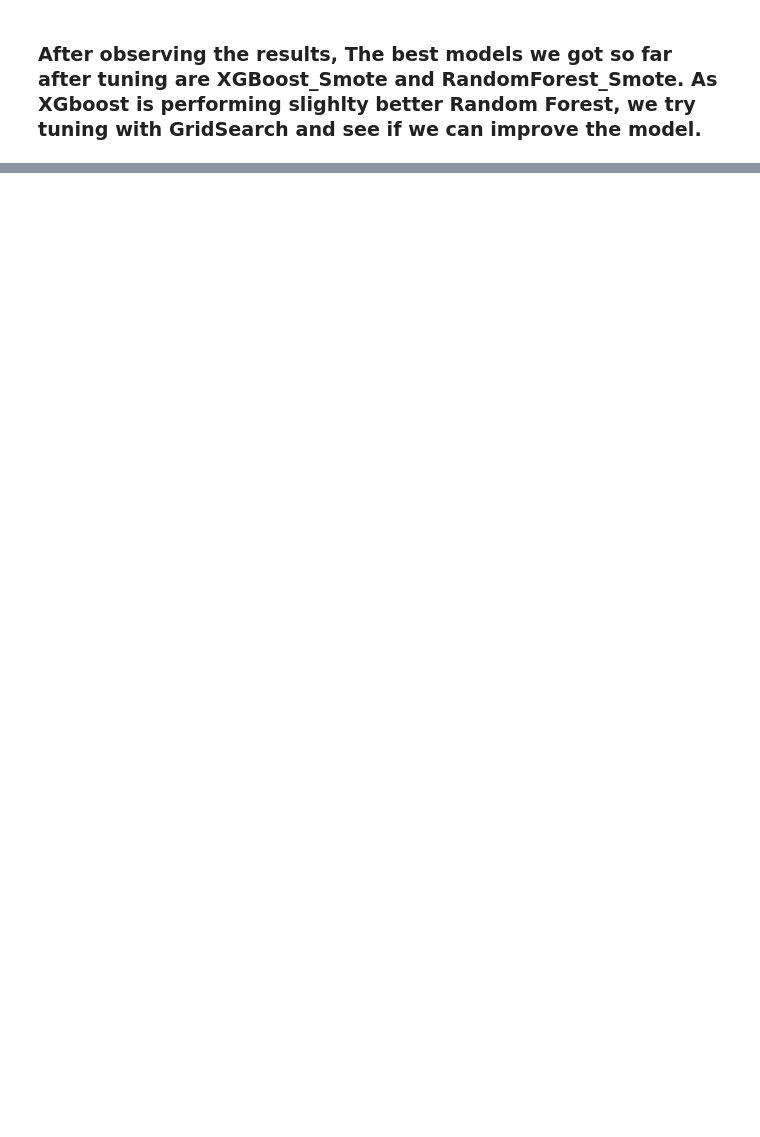
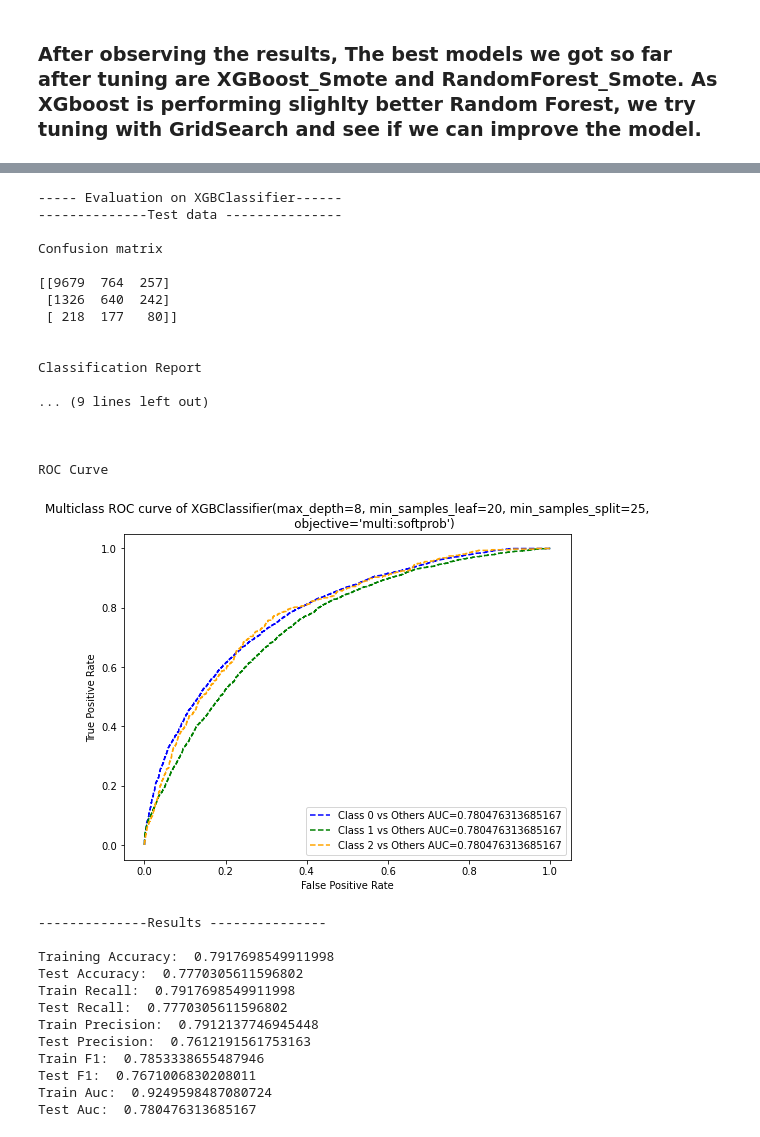
Before and after one commit to Dany511/Email-Campaign-Effectiveness-Prediction, a Jupyter notebook: Email_Campaign_Capstone.ipynb, the cells around one changed output, grey strips where cells are left out. Drawn from its saved outputs; the diff is of its cells as text; code cells hidden in the pictures; blank space fills up the shorter version.

```diff
--- a/Email_Campaign_Capstone.ipynb
+++ b/Email_Campaign_Capstone.ipynb
@@ -1374,0 +1508,4 @@ Test Auc:  0.7804826544349268
+# %%
+#Fitting XGboost with the best parameters from RandomisedSearch
+XGB=XGBClassifier(max_depth=8, min_samples_leaf=20, min_samples_split=25,objective='multi:softprob')
+XGB=XGB.fit(x_smote,y_smote)
@@ -1374,0 +1539,34 @@ Test Auc:  0.7804826544349268
+# %%
+# Calling evaluate function for model evaluation
+evaluate(XGB,x_smote,y_smote,x_test)
+# %% [output]
+----- Evaluation on XGBClassifier------
+--------------Test data ---------------
+
+Confusion matrix
+
+[[9679  764  257]
+ [1326  640  242]
+ [ 218  177   80]]
+
+
+Classification Report
+
+... (9 lines left out)
+
+
+
+ROC Curve
+[figure, added]
+--------------Results ---------------
+
+Training Accuracy:  0.7917698549911998
+Test Accuracy:  0.7770305611596802
+Train Recall:  0.7917698549911998
+Test Recall:  0.7770305611596802
+Train Precision:  0.7912137746945448
+Test Precision:  0.7612191561753163
+Train F1:  0.7853338655487946
+Test F1:  0.7671006830208011
+Train Auc:  0.9249598487080724
+Test Auc:  0.780476313685167
```
Also changed, not shown: parts of 32 cells of this notebook.
